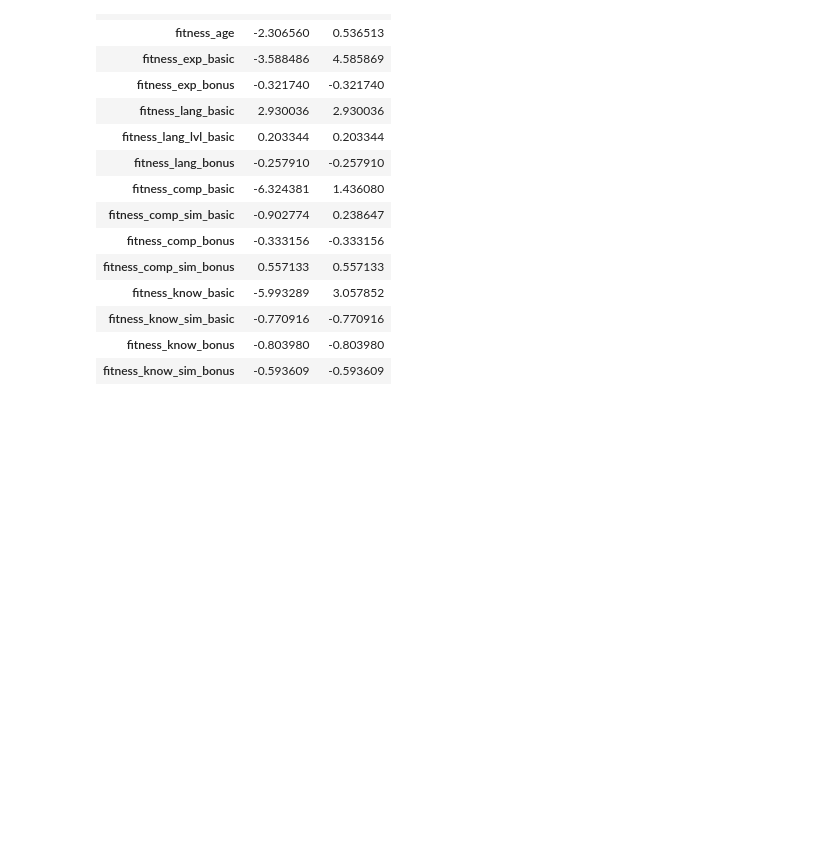
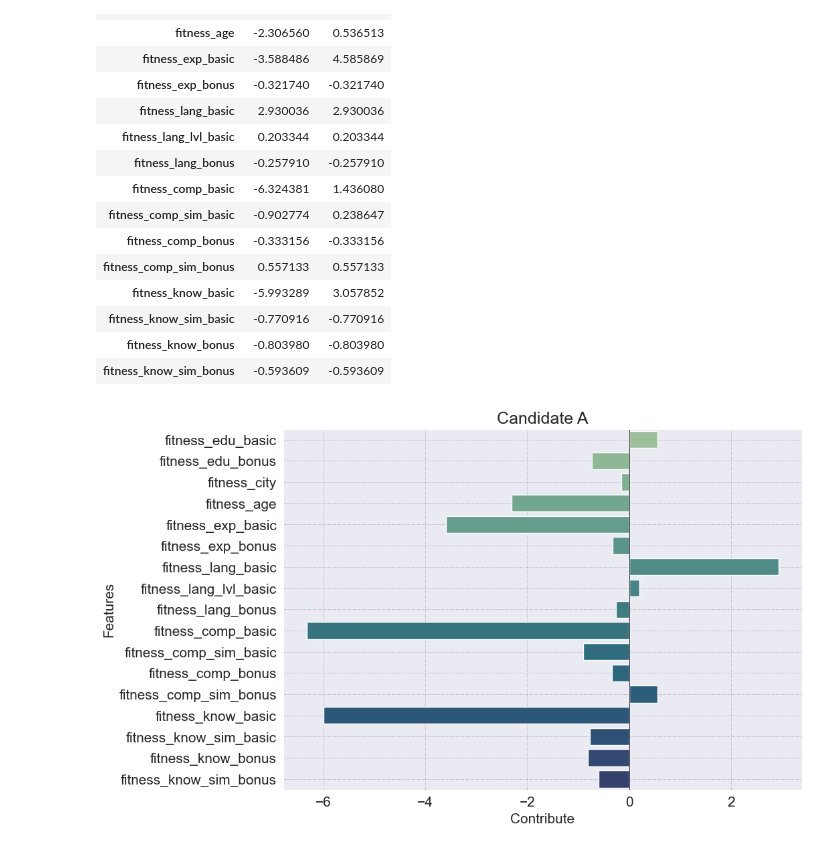
Before and after one commit to jacons/Interpretable-by-design-Human-Recommender, a Jupyter notebook: InterpretabilityByDesign/EBM-Explainability.ipynb, the cells around one changed output. Saved outputs shown, nothing was run; the diff lists cells and outputs as text; code cells hidden in the pictures; blank space fills up the shorter version.

```diff
--- a/InterpretabilityByDesign/EBM-Explainability.ipynb
+++ b/InterpretabilityByDesign/EBM-Explainability.ipynb
@@ -284,6 +284,19 @@ contributes
 | fitness_know_sim_basic | -0.770916 | -0.770916 |
 | fitness_know_bonus | -0.803980 | -0.803980 |
 | fitness_know_sim_bonus | -0.593609 | -0.593609 |
+# %%
+_, axs = plt.subplots(figsize=(10, 7), sharey=True)
+
+sns.barplot(x="Candidate0", y=contributes.index, data=contributes, palette="crest", ax=axs)
+axs.axvline(x=0, color="black", linestyle="-", linewidth=0.5)
+axs.grid(color='grey', linestyle='-.', linewidth=0.5, alpha=0.5)
+axs.set_title("Candidate A",fontsize=18)
+axs.set_ylabel("Features", fontsize=15)
+axs.set_xlabel("Contribute", fontsize=15)
+axs.tick_params(axis='both', labelsize=15)
+plt.show()
+# %% [output]
+[figure, added]
 # %%
 _, axs = plt.subplots(figsize=(10, 7), sharey=True)
 
```
Also changed, not shown: parts of 1 cell of this notebook, 3 other files.
